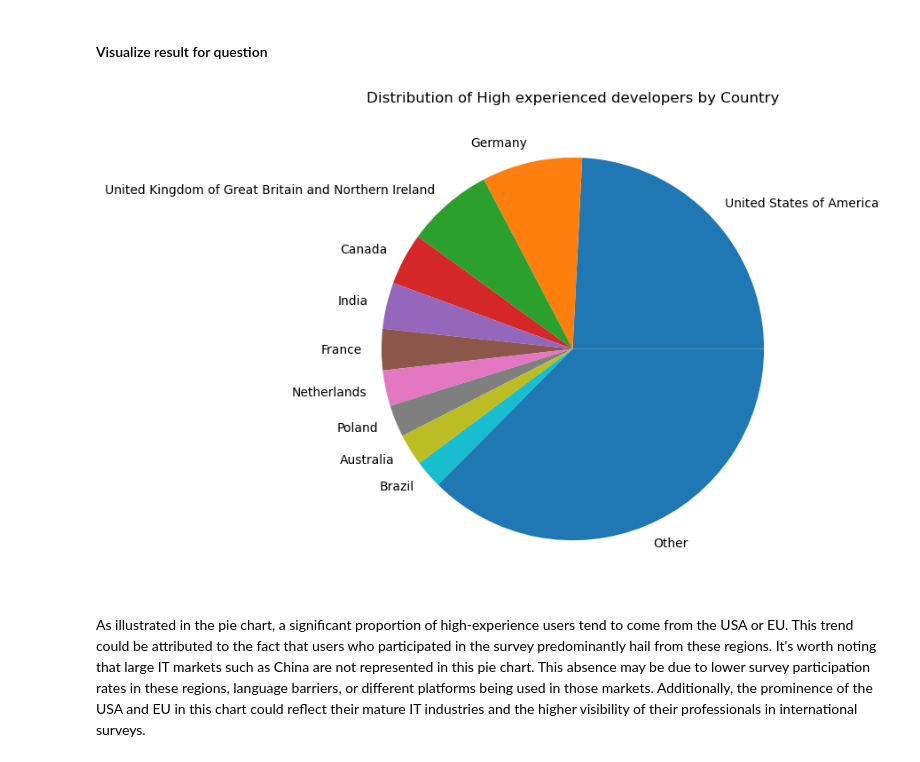
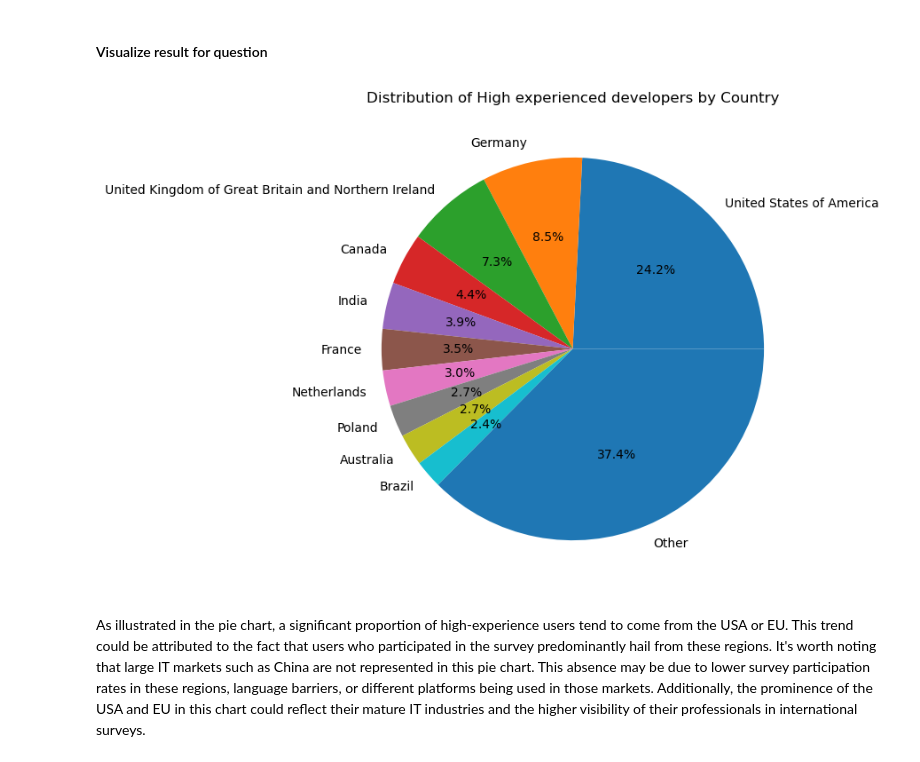
Before and after one commit to luongnguyentrong/stackoverflow-2023-analysis, a Jupyter notebook: StackOverflowAnalysis.ipynb, the cells around one changed output. Cells and saved outputs as stored; diff of their text form; code cells hidden in the pictures.

```diff
--- a/StackOverflowAnalysis.ipynb
+++ b/StackOverflowAnalysis.ipynb
@@ -249,11 +261,11 @@ country_count_filterd["Other"] = country_count[10:].sum()
 #### Visualize result for question
 # %%
 plt.figure(figsize=(10, 7))
-country_count_filterd.plot(kind="pie")
+country_count_filterd.plot(kind="pie", autopct='%1.1f%%')
 plt.title('Distribution of High experienced developers by Country')
 plt.ylabel('')  # Hide the y-label
 plt.show()
 # %% [output]
-[figure, old version]
+[figure, new version]
 # %% [markdown]
 As illustrated in the pie chart, a significant proportion of high-experience users tend to come from the USA or EU. This trend could be attributed to the fact that users who participated in the survey predominantly hail from these regions. It's worth noting that large IT markets such as China are not represented in this pie chart. This absence may be due to lower survey participation rates in these regions, language barriers, or different platforms being used in those markets. Additionally, the prominence of the USA and EU in this chart could reflect their mature IT industries and the higher visibility of their professionals in international surveys.
```
Also changed, not shown: parts of 5 cells of this notebook, 1 other file.
